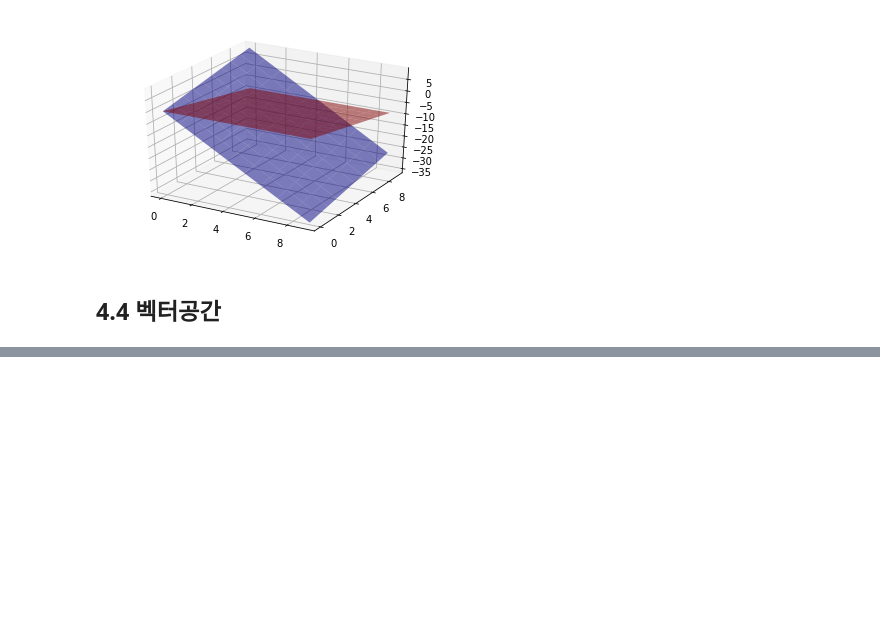
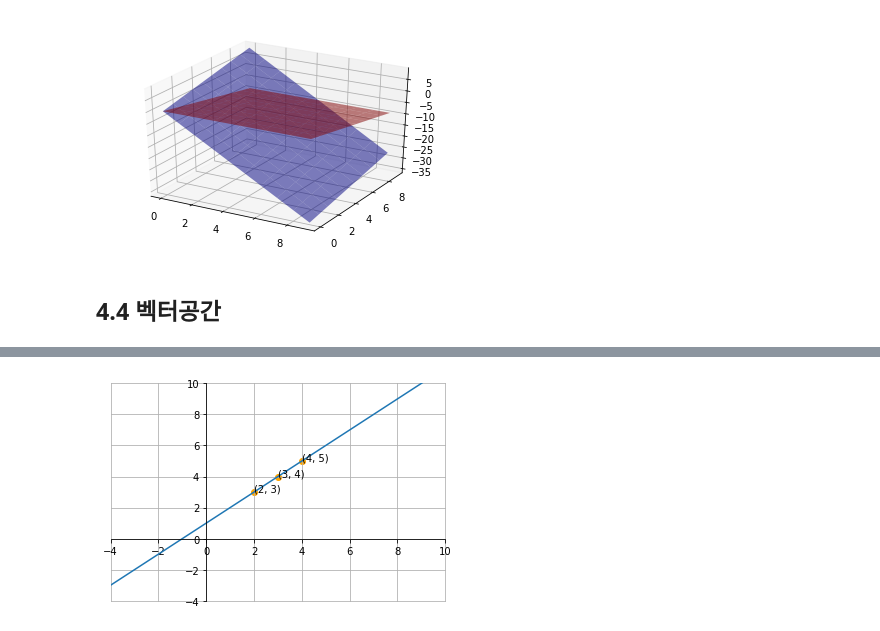
Before and after one commit to Gaheeheehee/Study, a Jupyter notebook: LinearAlgebra/CodingTheMatrix/Chap04 - The Vector Space/Chap04-The_Vector_Space.ipynb, the cells around one changed output, grey strips where cells are left out. Drawn from its saved outputs; the diff is of its cells as text; code cells hidden in the pictures; blank space fills up the shorter version.

```diff
--- a/LinearAlgebra/CodingTheMatrix/Chap04 - The Vector Space/Chap04-The_Vector_Space.ipynb
+++ b/LinearAlgebra/CodingTheMatrix/Chap04 - The Vector Space/Chap04-The_Vector_Space.ipynb
@@ -279,0 +373,26 @@ plt.show()
+# %%
+X = np.linspace(-4, 10, num=50, endpoint=True)
+
+Y = X + 1
+
+fig, ax = plt.subplots()
+
+for spine in ['left', 'bottom']:
+    ax.spines[spine].set_position('zero')
+
+# Hide the other spines...
+for spine in ['right', 'top']:
+    ax.spines[spine].set_color('none')
+
+
+ax.scatter([2, 3, 4], [3, 4, 5], color='orange')
+ax.plot(X, Y)
+ax.annotate('(2, 3)', xy=(2, 3))
+ax.annotate('(3, 4)', xy=(3, 4))
+ax.annotate('(4, 5)', xy=(4, 5))
+ax.axis([-4, 10, -4, 10])
+ax.grid()
+
+plt.show()
+# %% [output]
+[figure, added]
```
Also changed, not shown: parts of 10 cells of this notebook, 3 other files.
